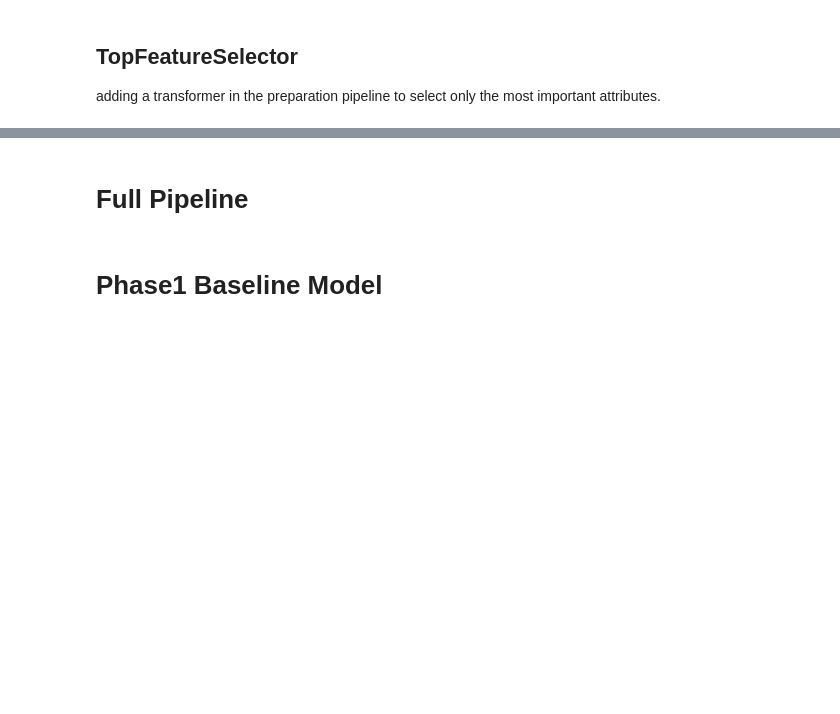
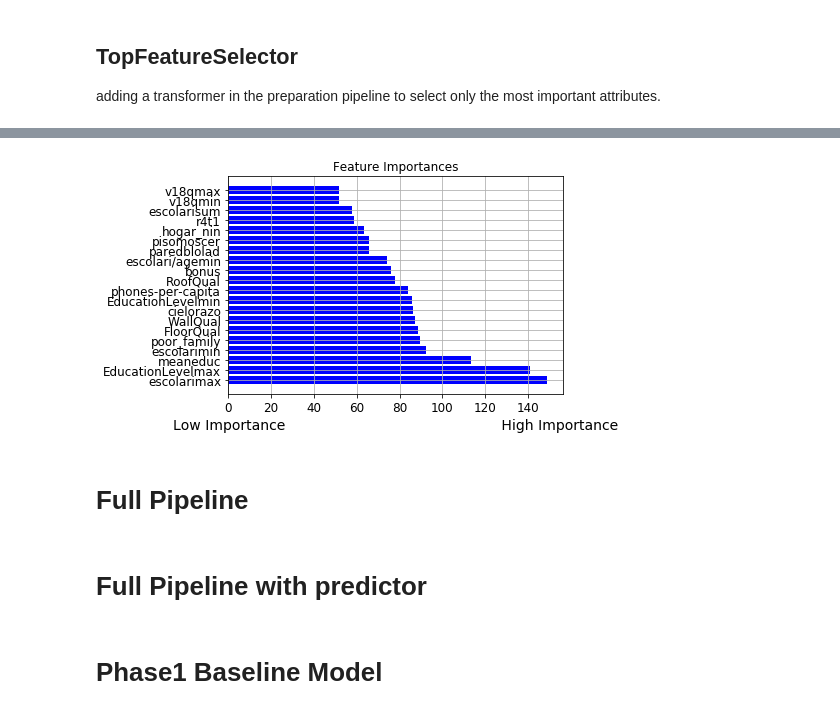
Before and after one commit to athakre/AML-, a Jupyter notebook: CostaRicaPovertyLevelPrediction.ipynb, the cells around one changed output, grey strips where cells are left out. Cells and saved outputs as stored; diff of their text form; code cells hidden in the pictures; blank space fills up the shorter version.

Commit message:
with TopfeatureSelector and GBDT base version

```diff
--- a/CostaRicaPovertyLevelPrediction.ipynb
+++ b/CostaRicaPovertyLevelPrediction.ipynb
@@ -2158,3 +2185,23 @@ feature_importances
+# %%
+Topfea = feature_importances_sorted[:20]
+# %%
+# Plot the feature importances of the forest
+%matplotlib inline
+import matplotlib
+import matplotlib.pyplot as plt
+plt.figure()
+plt.title("Feature importances")
+sortedNames = np.array(Topfea)[:, 1]
+sortedImportances = np.array(Topfea)[:, 0]
+
+plt.title('Feature Importances')
+plt.barh(range(len(sortedNames)), sortedImportances, color='b', align='center')
+plt.yticks(range(len(sortedNames)), sortedNames)
+plt.xlabel('Low Importance                                                High Importance')
+plt.grid()
+plt.show()
+# %% [output]
+[figure, added]
 # %%
 from sklearn.base import BaseEstimator, TransformerMixin
 
@@ -2178,3 +2225,5 @@ full_pipeline = FeatureUnion(transformer_list=[
         ("num_pipeline", num_pipeline),
         ("cat_pipeline", cat_pipeline),
     ])
+# %% [markdown]
+# Full Pipeline with predictor
```
Also changed, not shown: parts of 28 cells of this notebook.
